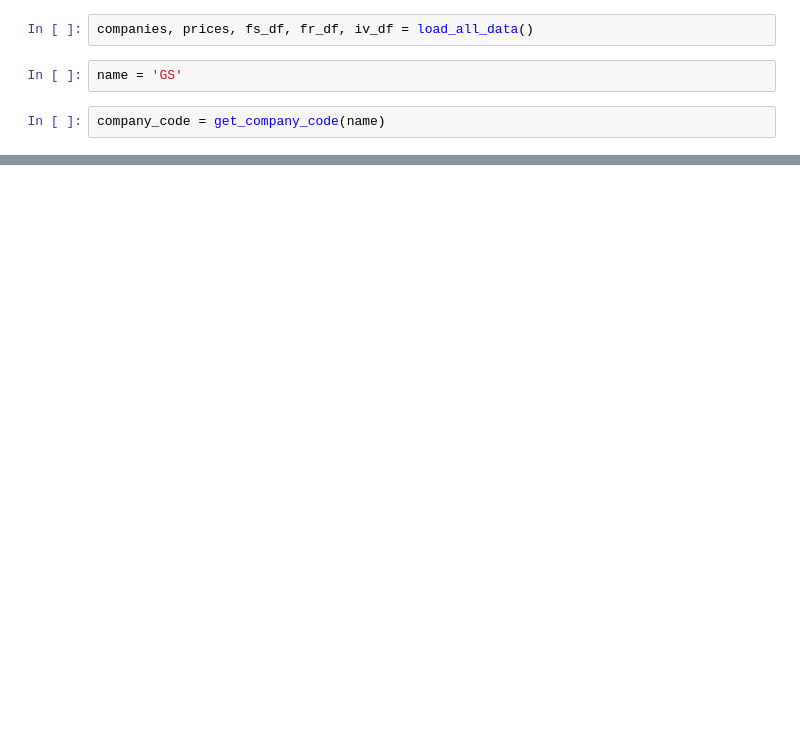
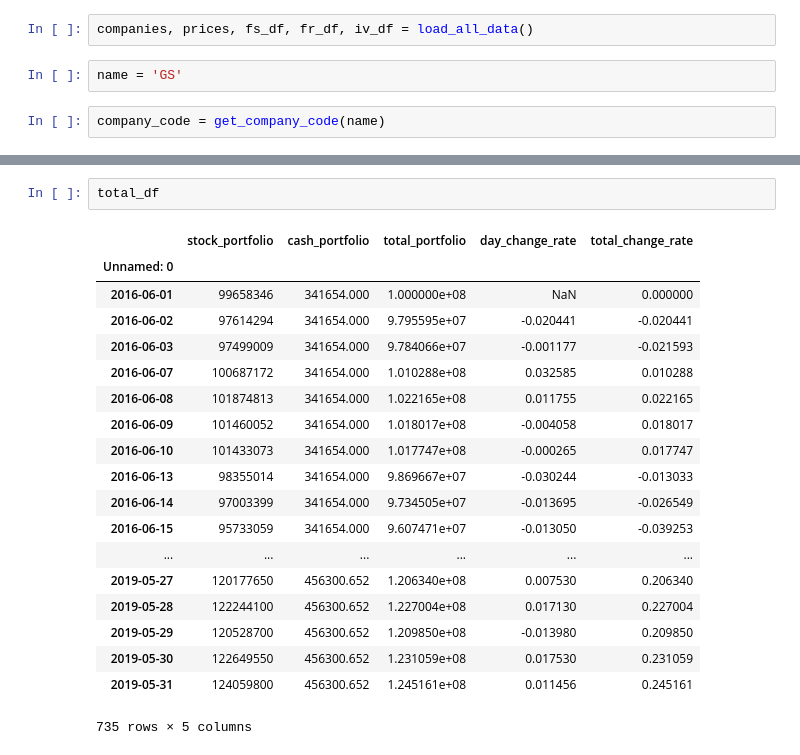
Before and after one commit to neosuperprogrammer/Quant, a Jupyter notebook: neo_strategy_test1.ipynb, the cells around one changed output, grey strips where cells are left out. Saved outputs shown, nothing was run; the diff lists cells and outputs as text; blank space fills up the shorter version.

```diff
--- a/neo_strategy_test1.ipynb
+++ b/neo_strategy_test1.ipynb
@@ -1096,0 +1382,22 @@ per = per.loc[temp_index]
+# %%
+total_df
+# %% [output]
+|  | stock_portfolio | cash_portfolio | total_portfolio | day_change_rate | total_change_rate |
+| Unnamed: 0 |  |  |  |  |  |
+| 2016-06-01 | 99658346 | 341654.000 | 1.000000e+08 | NaN | 0.000000 |
+| 2016-06-02 | 97614294 | 341654.000 | 9.795595e+07 | -0.020441 | -0.020441 |
+| 2016-06-03 | 97499009 | 341654.000 | 9.784066e+07 | -0.001177 | -0.021593 |
+| 2016-06-07 | 100687172 | 341654.000 | 1.010288e+08 | 0.032585 | 0.010288 |
+| 2016-06-08 | 101874813 | 341654.000 | 1.022165e+08 | 0.011755 | 0.022165 |
+| 2016-06-09 | 101460052 | 341654.000 | 1.018017e+08 | -0.004058 | 0.018017 |
+| 2016-06-10 | 101433073 | 341654.000 | 1.017747e+08 | -0.000265 | 0.017747 |
+| 2016-06-13 | 98355014 | 341654.000 | 9.869667e+07 | -0.030244 | -0.013033 |
+| 2016-06-14 | 97003399 | 341654.000 | 9.734505e+07 | -0.013695 | -0.026549 |
+| 2016-06-15 | 95733059 | 341654.000 | 9.607471e+07 | -0.013050 | -0.039253 |
+| ... | ... | ... | ... | ... | ... |
+| 2019-05-27 | 120177650 | 456300.652 | 1.206340e+08 | 0.007530 | 0.206340 |
+| 2019-05-28 | 122244100 | 456300.652 | 1.227004e+08 | 0.017130 | 0.227004 |
+| 2019-05-29 | 120528700 | 456300.652 | 1.209850e+08 | -0.013980 | 0.209850 |
+| 2019-05-30 | 122649550 | 456300.652 | 1.231059e+08 | 0.017530 | 0.231059 |
+| 2019-05-31 | 124059800 | 456300.652 | 1.245161e+08 | 0.011456 | 0.245161 |
+735 rows × 5 columns
```
Also changed, not shown: parts of 19 cells of this notebook, 3 other files.
